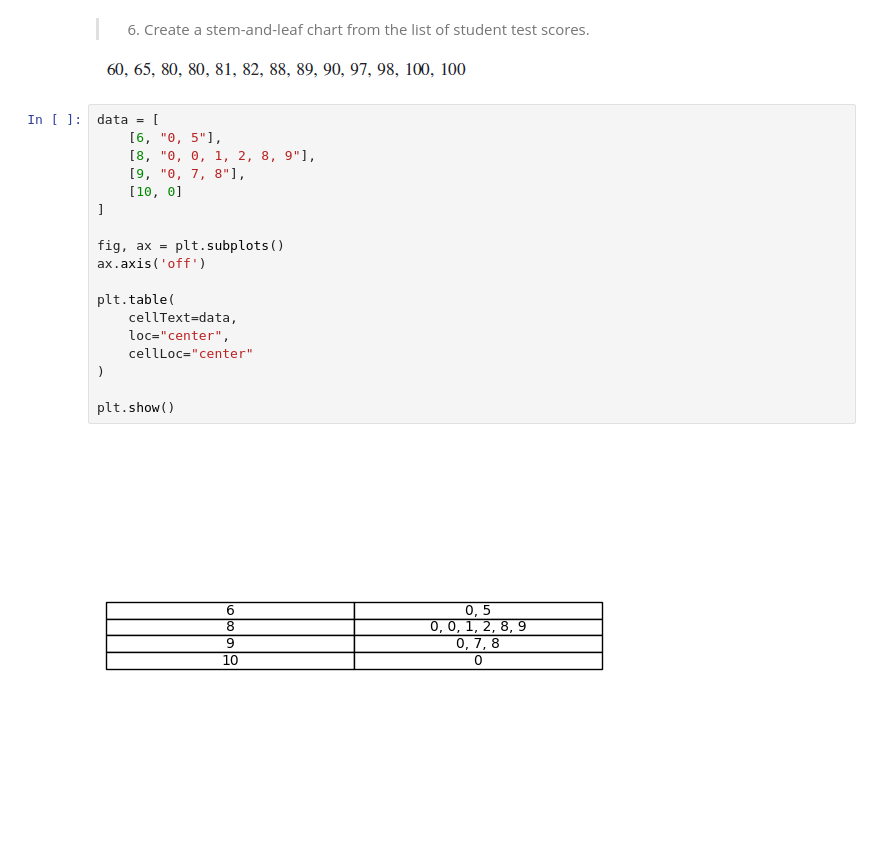
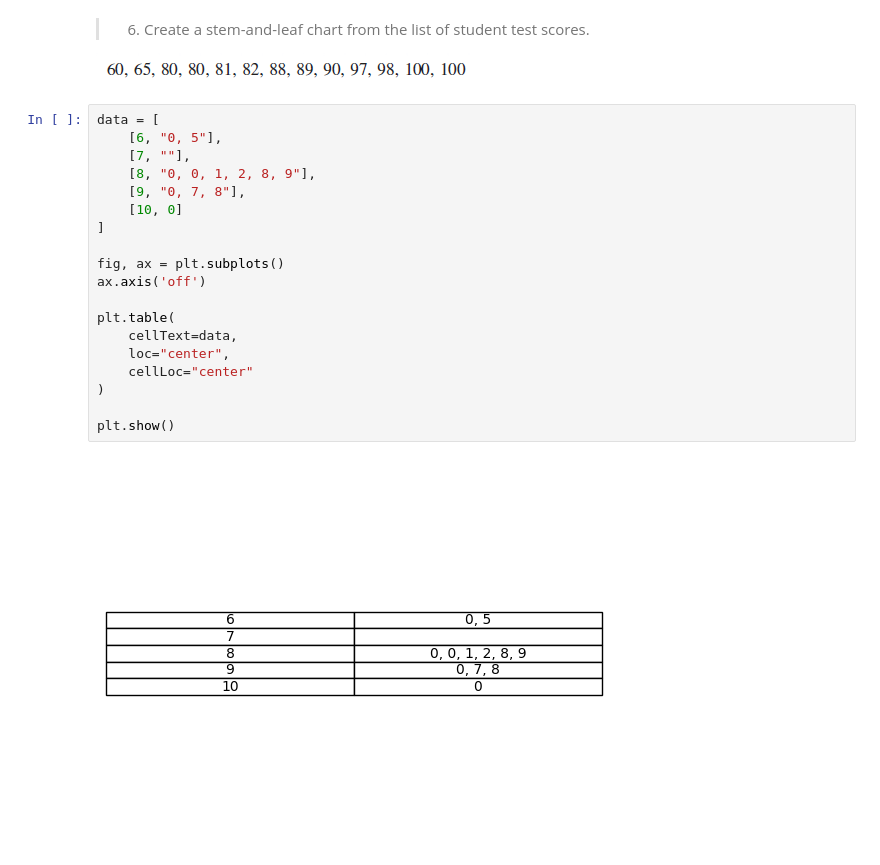
Before and after one commit to acasasis-dev/become-a-probability-n-statistics-master, a Jupyter notebook: bonus/section-02-visualizing-data/exercise-09-histograms-n-steam-n-leaf-plots.ipynb, the cells around one changed output. Drawn from its saved outputs; the diff is of its cells as text.

```diff
--- a/bonus/section-02-visualizing-data/exercise-09-histograms-n-steam-n-leaf-plots.ipynb
+++ b/bonus/section-02-visualizing-data/exercise-09-histograms-n-steam-n-leaf-plots.ipynb
@@ -56,20 +56,21 @@ The total packets of dog treat samples that the company gave out is $800$
 # %%
 data = [
 	[6, "0, 5"],
+	[7, ""],
 	[8, "0, 0, 1, 2, 8, 9"],
 	[9, "0, 7, 8"],
 	[10, 0]
 ]
 
 fig, ax = plt.subplots()
 ax.axis('off')
 
 plt.table(
 	cellText=data,
 	loc="center",
 	cellLoc="center"
 )
 
 plt.show()
 # %% [output]
-[figure, old version]
+[figure, new version]
```
Also changed, not shown: parts of 2 cells of this notebook.
